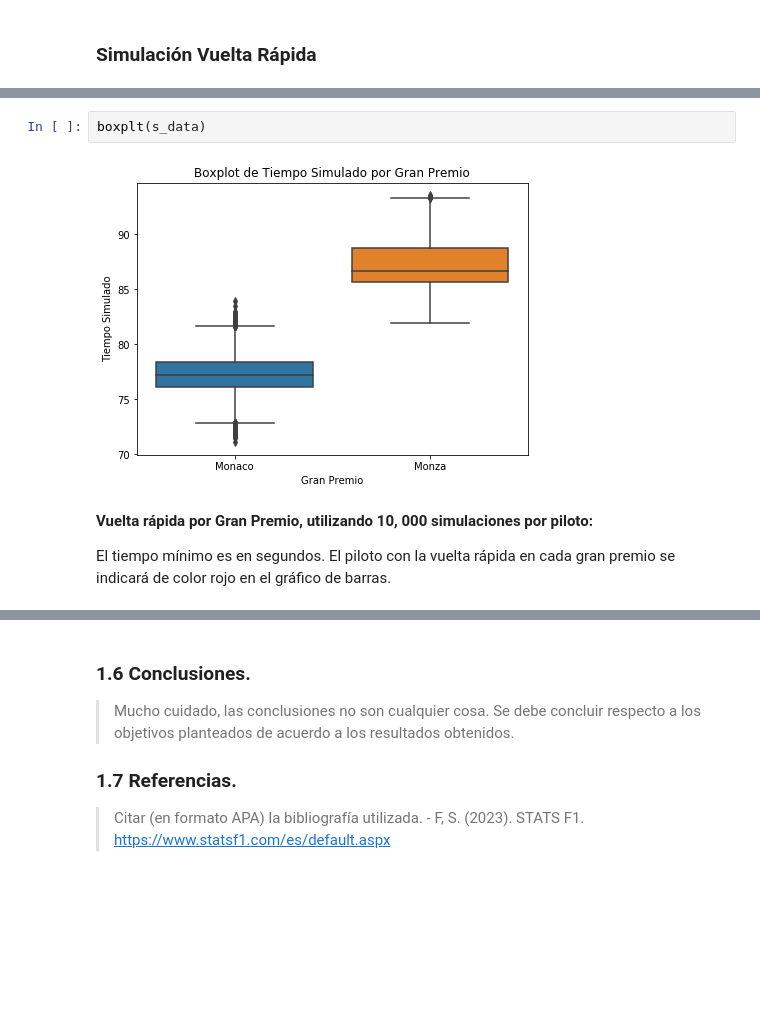
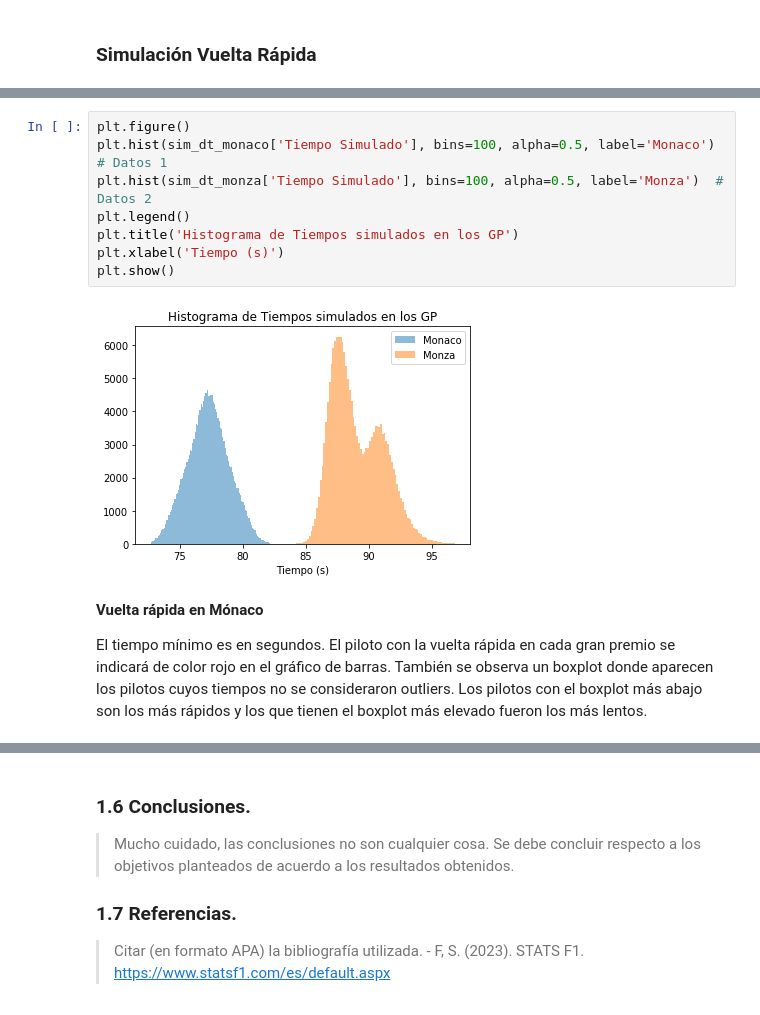
Before and after one commit to carolanb/Proyecto_modulo1, a Jupyter notebook: GuiaProyectoActual.ipynb, the cells around one changed output, grey strips where cells are left out. Drawn from its saved outputs; the diff is of its cells as text; blank space fills up the shorter version.

```diff
--- a/GuiaProyectoActual.ipynb
+++ b/GuiaProyectoActual.ipynb
@@ -463,8 +490,14 @@ hist2(s_data, low_l, up_l,'Tiempos simulados sin outliers')
-# %%
-boxplt(s_data)
-# %% [output]
-[figure, removed]
+# %%
+plt.figure()
+plt.hist(sim_dt_monaco['Tiempo Simulado'], bins=100, alpha=0.5, label='Monaco')  # Datos 1
+plt.hist(sim_dt_monza['Tiempo Simulado'], bins=100, alpha=0.5, label='Monza')  # Datos 2
+plt.legend()
+plt.title('Histograma de Tiempos simulados en los GP')
+plt.xlabel('Tiempo (s)')
+plt.show()
+# %% [output]
+[figure, added]
 # %% [markdown]
-**Vuelta rápida por Gran Premio, utilizando 10, 000 simulaciones por piloto:**
+**Vuelta rápida en Mónaco**
 
-El tiempo mínimo es en segundos. El piloto con la vuelta rápida en cada gran premio se indicará de color rojo en el gráfico de barras.
+El tiempo mínimo es en segundos. El piloto con la vuelta rápida en cada gran premio se indicará de color rojo en el gráfico de barras. También se observa un boxplot donde aparecen los pilotos cuyos tiempos no se consideraron outliers. Los pilotos con el boxplot más abajo son los más rápidos y los que tienen el boxplot más elevado fueron los más lentos.
```
Also changed, not shown: parts of 26 cells of this notebook.
